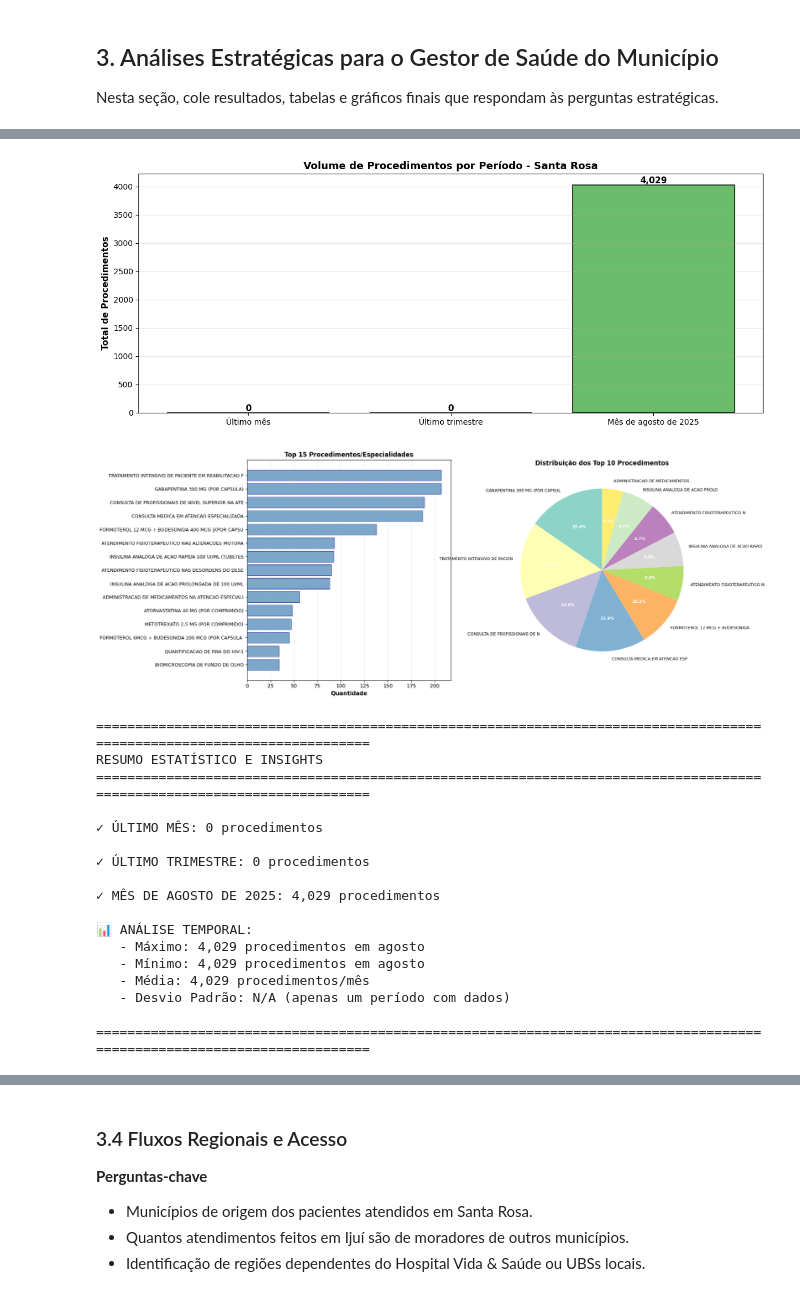
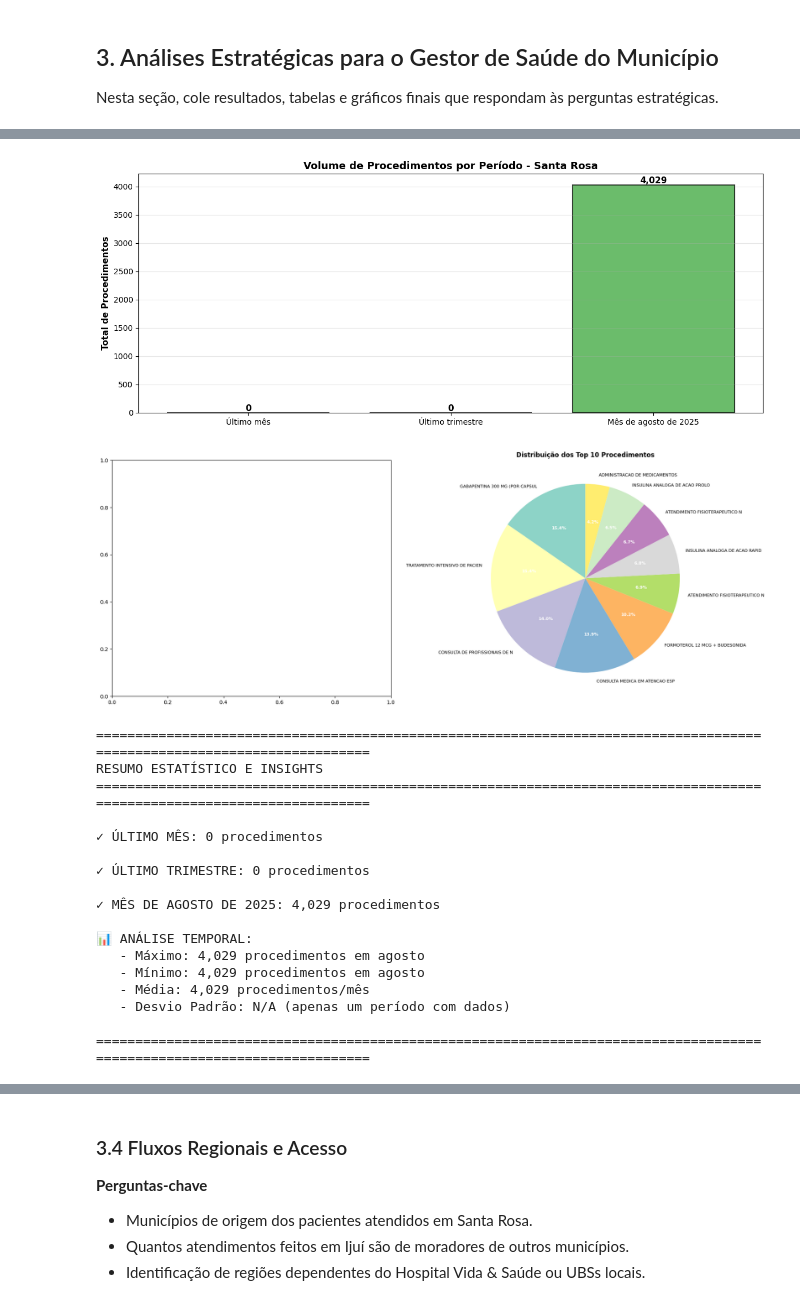
Before and after one commit to piril4mp0/python-pandas-datasus, a Jupyter notebook: notebook.ipynb, the cells around one changed output, grey strips where cells are left out. Drawn from its saved outputs; the diff is of its cells as text; code cells hidden in the pictures.

```diff
--- a/notebook.ipynb
+++ b/notebook.ipynb
@@ -406,15 +378,7 @@ if not df_periodos.empty and len(df_periodos) > 0:
 if not df_dist.empty:
     fig, axes = plt.subplots(1, 2, figsize=(18, 7))
 
-    # Top 15 procedimentos - barras horizontais
-    df_top15 = df_dist.head(15).sort_values('total_procedimentos')
-    axes[0].barh(range(len(df_top15)), df_top15['total_procedimentos'],
-                 color='steelblue', alpha=0.7, edgecolor='navy', linewidth=0.8)
-    axes[0].set_yticks(range(len(df_top15)))
-    axes[0].set_yticklabels([proc[:50] for proc in df_top15['procedimento']], fontsize=9)
-    axes[0].set_xlabel('Quantidade', fontsize=11, fontweight='bold')
-    axes[0].set_title('Top 15 Procedimentos/Especialidades', fontsize=12, fontweight='bold')
-    axes[0].grid(axis='x', alpha=0.3)
+
 
     # Top 10 - gráfico de pizza
     df_top10 = df_dist.head(10)
@@ -467,34 +431,34 @@ if not df_temporal.empty:
 
         print(f"\n📉 MAIORES QUEDAS:")
         maiores_quedas = df_temporal.nsmallest(3, 'variacao')[['mes', 'variacao', 'variacao_pct']]
         for _, row in maiores_quedas.iterrows():
             if not pd.isna(row['variacao']):
                 print(f"   - {row['mes']}: {int(row['variacao']):,} procedimentos ({row['variacao_pct']:+.1f}%)")
 
 cursor.close()
 connection.close()
 
 print("\n" + "="*120)
 # %% [output]
 ========================================================================================================================
 3.1 VOLUME E PERFIL DOS PROCEDIMENTOS - SANTA ROSA
 ========================================================================================================================
 
 1. RESUMO: PROCEDIMENTOS POR PERÍODO
 ------------------------------------------------------------------------------------------------------------------------
               periodo  total_procedimentos
            Último mês                    0
      Último trimestre                    0
 Mês de agosto de 2025                 4029
 
 
 ... (71 lines left out)
 agosto      202508 2025       4029     4029.0
 
    mes competencia  ano  total_mes  acumulado
 agosto      202508 2025       4029     4029.0
 [figure]
-[figure, old version]
+[figure, new version]
 ========================================================================================================================
 RESUMO ESTATÍSTICO E INSIGHTS
 ========================================================================================================================
```
Also changed, not shown: parts of 16 cells of this notebook.
